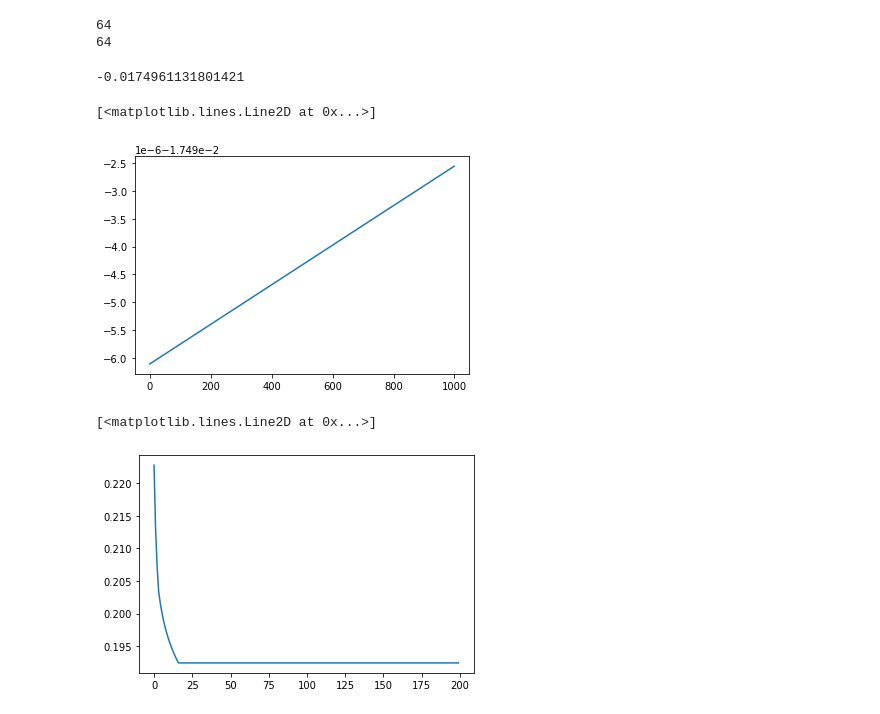
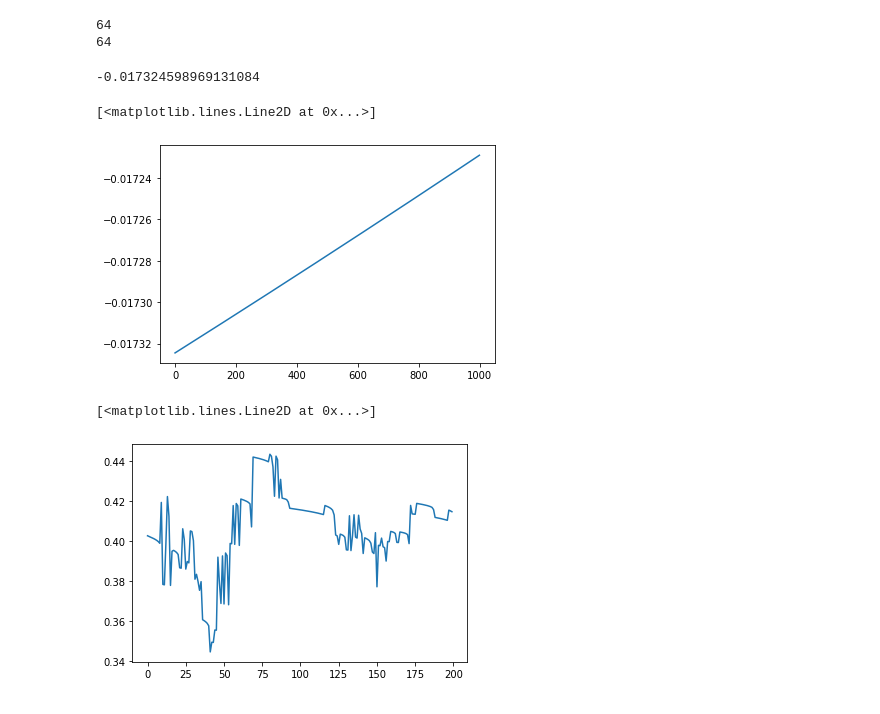
Before and after one commit to verycumbersome/NPTransformer, a Jupyter notebook: transformer.ipynb, the cells around one changed output. Saved outputs shown, nothing was run; the diff lists cells and outputs as text; code cells hidden in the pictures.

Commit message:
Fix multihead attn backprop

```diff
--- a/transformer.ipynb
+++ b/transformer.ipynb
@@ -92,7 +89,7 @@ class TranslationDataset():
 data = ["the cat likes oranges", "hello my friend"]
 target = ["le chat aime les oranges", "bonjour mon amie"]
 
-dataset = TranslationDataset(data, target, embeddings, SEQUENCE_MAX, MODEL_DIM)
+dataset = TranslationDataset(data, target, embeddings, SEQ_LEN, MODEL_DIM)
 # %%
 def pos_encoding(seq):
     """Adds positional encoding to a sequence of word vectors"""
@@ -200,14 +197,14 @@ for _ in range(1000):
 
 plt.plot(outputs)
 # %% [output]
--0.0174961131801421
+-0.017324598969131084
 [<matplotlib.lines.Line2D at 0x...>]
-[figure, old version]
+[figure, new version]
 # %%
 class MultiheadAttention():
     """Multiheaded attention transformer block"""
     def __init__(self, embed_dim=MODEL_DIM, n_heads=NUM_HEADS,
-                 seq_len=SEQUENCE_MAX, masked=False):
+                 seq_len=SEQ_LEN, masked=False):
         # Class vars
         self.embed_dim = embed_dim
         self.attn_dim = embed_dim // n_heads
@@ -224,45 +221,45 @@ class MultiheadAttention():
 
     def __call__(self, x):
         """Forward passes through concatenated heads and matmuls by weights"""
         h_cat = np.concatenate([h(x, self.mask) for h in self.heads], axis=1)
-        self.layer_output = np.nan_to_num(np.matmul(h_cat, self.O.T))
+        self.layer_output = np.nan_to_num(np.matmul(h_cat, self.O))
         return(self.layer_output)
 
-    def backprop(self, x, target, alpha=0.001):
+    def backprop(self, x, target, alpha=0.00001):
         """Makes one step along each gradient of each attention head"""
-        #for i, h in enumerate(self.heads):
-        #    t = target[:,0 + i * self.attn_dim:(1 + i) * self.attn_dim] #0-32, 33-64, etc.
-        #    h.step(x, t, alpha)
+        # TODO Fix this
+        for i, h in enumerate(self.heads):
+            t = target[:,0 + i * self.attn_dim:(1 + i) * self.attn_dim] #0-32, 33-64, etc.
+            h.step(x, t, alpha)
 
         # Derivative of layer given output from multihead attention
-        #pred = self.__call__(x)
-        #delta = -(target / pred) + (np.ones(target.shape) - target) / \
-        #                           (np.ones(pred.shape) - pred)
-        #delta[np.isnan(delta)] = 0
-        #self.O -= np.matmul(pred.T, delta) * alpha
-        self.O -= np.ones(self.O.shape)
+        pred = self.layer_output
+        delta = -(target / pred) + (np.ones(target.shape) - target) / \
+                                   (np.ones(pred.shape) - pred)
+        delta[np.isnan(delta)] = 0
+        self.O -= np.matmul(delta.T, pred).T * alpha
 
 
 x = dataset[0]["input_embedding"]
 t = dataset[0]["input_embedding"]
 
 attn = MultiheadAttention(MODEL_DIM, NUM_HEADS)
 
 output = attn(x)
 #print(output.shape)
 #print(nn.cross_entropy(output, t))
 
 outputs = []
 for _ in range(200):
     attn.backprop(x, t)
     output = attn(x)
     loss = nn.cross_entropy(output, t)
     outputs.append(loss)
 
 plt.plot(outputs)
 # %% [output]
 [<matplotlib.lines.Line2D at 0x...>]
-[figure, old version]
+[figure, new version]
 # %%
 class FFN(nn.Net):
     """Position-wise feed forward nueral network"""
```
Also changed, not shown: parts of 2 cells of this notebook.
